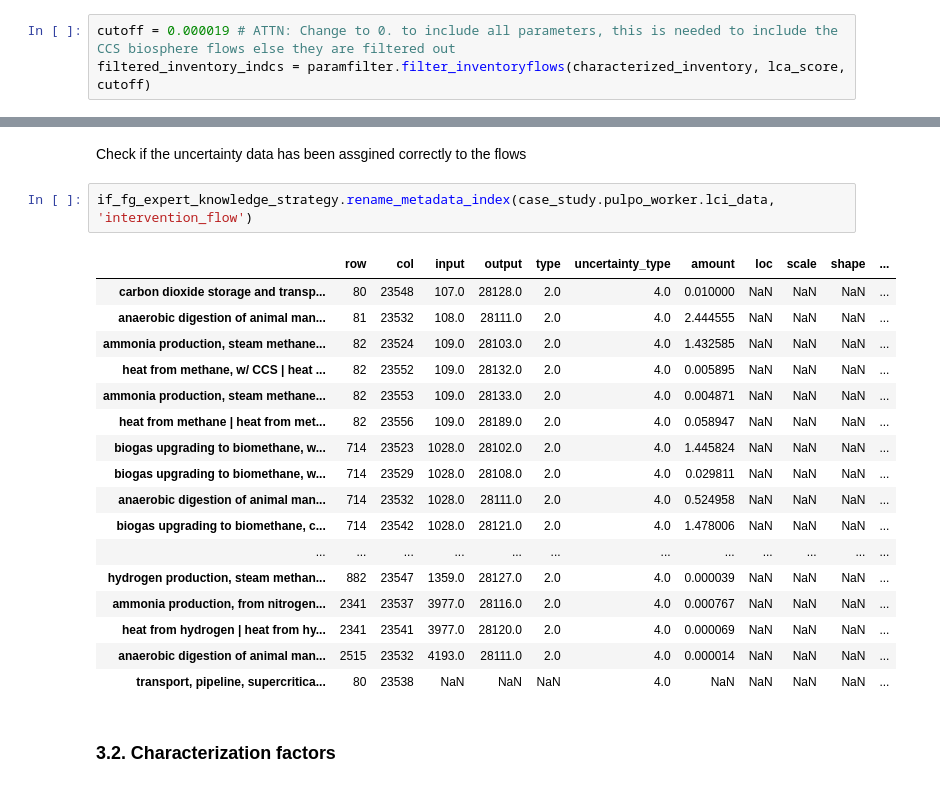
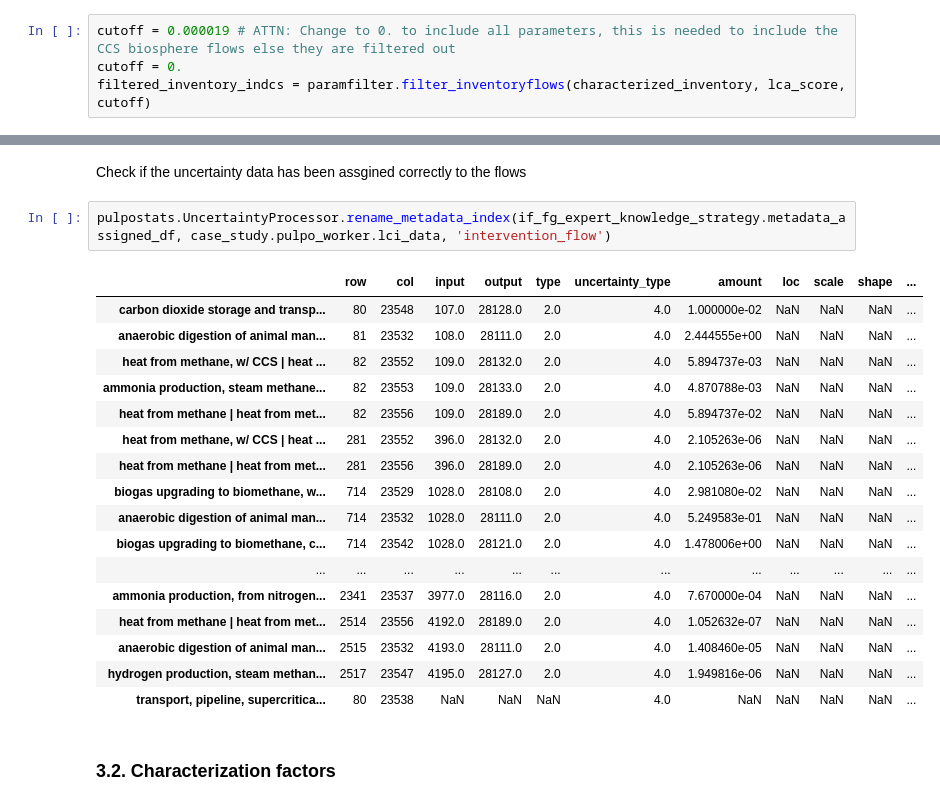
Before and after one commit to flechtenberg/pulpo, a Jupyter notebook: develop_tests/stats_notebook.ipynb, the cells around one changed output, grey strips where cells are left out. Saved outputs shown, nothing was run; the diff lists cells and outputs as text.

```diff
--- a/develop_tests/stats_notebook.ipynb
+++ b/develop_tests/stats_notebook.ipynb
@@ -123,5 +123,6 @@ paramfilter.plot_top_processes(characterized_inventory, top_amount=19)
 Filtering out the inventoryflows $B_{i,j}$ that have a neglectable impact
 # %%
 cutoff = 0.000019 # ATTN: Change to 0. to include all parameters, this is needed to include the CCS biosphere flows else they are filtered out
+cutoff = 0.
 filtered_inventory_indcs = paramfilter.filter_inventoryflows(characterized_inventory, lca_score, cutoff)
 # %% [output]
@@ -244,24 +230,24 @@ if_fg_expert_knowledge_strategy = pulpostats.ExpertKnowledgeStrategy(
 # %% [markdown]
 Check if the uncertainty data has been assgined correctly to the flows
 # %%
-if_fg_expert_knowledge_strategy.rename_metadata_index(case_study.pulpo_worker.lci_data, 'intervention_flow')
+pulpostats.UncertaintyProcessor.rename_metadata_index(if_fg_expert_knowledge_strategy.metadata_assigned_df, case_study.pulpo_worker.lci_data, 'intervention_flow')
 # %% [output]
 |  | row | col | input | output | type | uncertainty_type | amount | loc | scale | shape | ... |
-| carbon dioxide storage and transp... | 80 | 23548 | 107.0 | 28128.0 | 2.0 | 4.0 | 0.010000 | NaN | NaN | NaN | ... |
-| anaerobic digestion of animal man... | 81 | 23532 | 108.0 | 28111.0 | 2.0 | 4.0 | 2.444555 | NaN | NaN | NaN | ... |
-| ammonia production, steam methane... | 82 | 23524 | 109.0 | 28103.0 | 2.0 | 4.0 | 1.432585 | NaN | NaN | NaN | ... |
-| heat from methane, w/ CCS | heat ... | 82 | 23552 | 109.0 | 28132.0 | 2.0 | 4.0 | 0.005895 | NaN | NaN | NaN | ... |
-| ammonia production, steam methane... | 82 | 23553 | 109.0 | 28133.0 | 2.0 | 4.0 | 0.004871 | NaN | NaN | NaN | ... |
-| heat from methane | heat from met... | 82 | 23556 | 109.0 | 28189.0 | 2.0 | 4.0 | 0.058947 | NaN | NaN | NaN | ... |
-| biogas upgrading to biomethane, w... | 714 | 23523 | 1028.0 | 28102.0 | 2.0 | 4.0 | 1.445824 | NaN | NaN | NaN | ... |
-| biogas upgrading to biomethane, w... | 714 | 23529 | 1028.0 | 28108.0 | 2.0 | 4.0 | 0.029811 | NaN | NaN | NaN | ... |
-| anaerobic digestion of animal man... | 714 | 23532 | 1028.0 | 28111.0 | 2.0 | 4.0 | 0.524958 | NaN | NaN | NaN | ... |
-| biogas upgrading to biomethane, c... | 714 | 23542 | 1028.0 | 28121.0 | 2.0 | 4.0 | 1.478006 | NaN | NaN | NaN | ... |
+| carbon dioxide storage and transp... | 80 | 23548 | 107.0 | 28128.0 | 2.0 | 4.0 | 1.000000e-02 | NaN | NaN | NaN | ... |
+| anaerobic digestion of animal man... | 81 | 23532 | 108.0 | 28111.0 | 2.0 | 4.0 | 2.444555e+00 | NaN | NaN | NaN | ... |
+| heat from methane, w/ CCS | heat ... | 82 | 23552 | 109.0 | 28132.0 | 2.0 | 4.0 | 5.894737e-03 | NaN | NaN | NaN | ... |
+| ammonia production, steam methane... | 82 | 23553 | 109.0 | 28133.0 | 2.0 | 4.0 | 4.870788e-03 | NaN | NaN | NaN | ... |
+| heat from methane | heat from met... | 82 | 23556 | 109.0 | 28189.0 | 2.0 | 4.0 | 5.894737e-02 | NaN | NaN | NaN | ... |
+| heat from methane, w/ CCS | heat ... | 281 | 23552 | 396.0 | 28132.0 | 2.0 | 4.0 | 2.105263e-06 | NaN | NaN | NaN | ... |
+| heat from methane | heat from met... | 281 | 23556 | 396.0 | 28189.0 | 2.0 | 4.0 | 2.105263e-06 | NaN | NaN | NaN | ... |
+| biogas upgrading to biomethane, w... | 714 | 23529 | 1028.0 | 28108.0 | 2.0 | 4.0 | 2.981080e-02 | NaN | NaN | NaN | ... |
+| anaerobic digestion of animal man... | 714 | 23532 | 1028.0 | 28111.0 | 2.0 | 4.0 | 5.249583e-01 | NaN | NaN | NaN | ... |
+| biogas upgrading to biomethane, c... | 714 | 23542 | 1028.0 | 28121.0 | 2.0 | 4.0 | 1.478006e+00 | NaN | NaN | NaN | ... |
 | ... | ... | ... | ... | ... | ... | ... | ... | ... | ... | ... | ... |
-| hydrogen production, steam methan... | 882 | 23547 | 1359.0 | 28127.0 | 2.0 | 4.0 | 0.000039 | NaN | NaN | NaN | ... |
-| ammonia production, from nitrogen... | 2341 | 23537 | 3977.0 | 28116.0 | 2.0 | 4.0 | 0.000767 | NaN | NaN | NaN | ... |
-| heat from hydrogen | heat from hy... | 2341 | 23541 | 3977.0 | 28120.0 | 2.0 | 4.0 | 0.000069 | NaN | NaN | NaN | ... |
-| anaerobic digestion of animal man... | 2515 | 23532 | 4193.0 | 28111.0 | 2.0 | 4.0 | 0.000014 | NaN | NaN | NaN | ... |
+| ammonia production, from nitrogen... | 2341 | 23537 | 3977.0 | 28116.0 | 2.0 | 4.0 | 7.670000e-04 | NaN | NaN | NaN | ... |
+| heat from methane | heat from met... | 2514 | 23556 | 4192.0 | 28189.0 | 2.0 | 4.0 | 1.052632e-07 | NaN | NaN | NaN | ... |
+| anaerobic digestion of animal man... | 2515 | 23532 | 4193.0 | 28111.0 | 2.0 | 4.0 | 1.408460e-05 | NaN | NaN | NaN | ... |
+| hydrogen production, steam methan... | 2517 | 23547 | 4195.0 | 28127.0 | 2.0 | 4.0 | 1.949816e-06 | NaN | NaN | NaN | ... |
 | transport, pipeline, supercritica... | 80 | 23538 | NaN | NaN | NaN | 4.0 | NaN | NaN | NaN | NaN | ... |
 # %% [markdown]
 ### 3.2. Characterization factors
```
Also changed, not shown: parts of 17 cells of this notebook.
